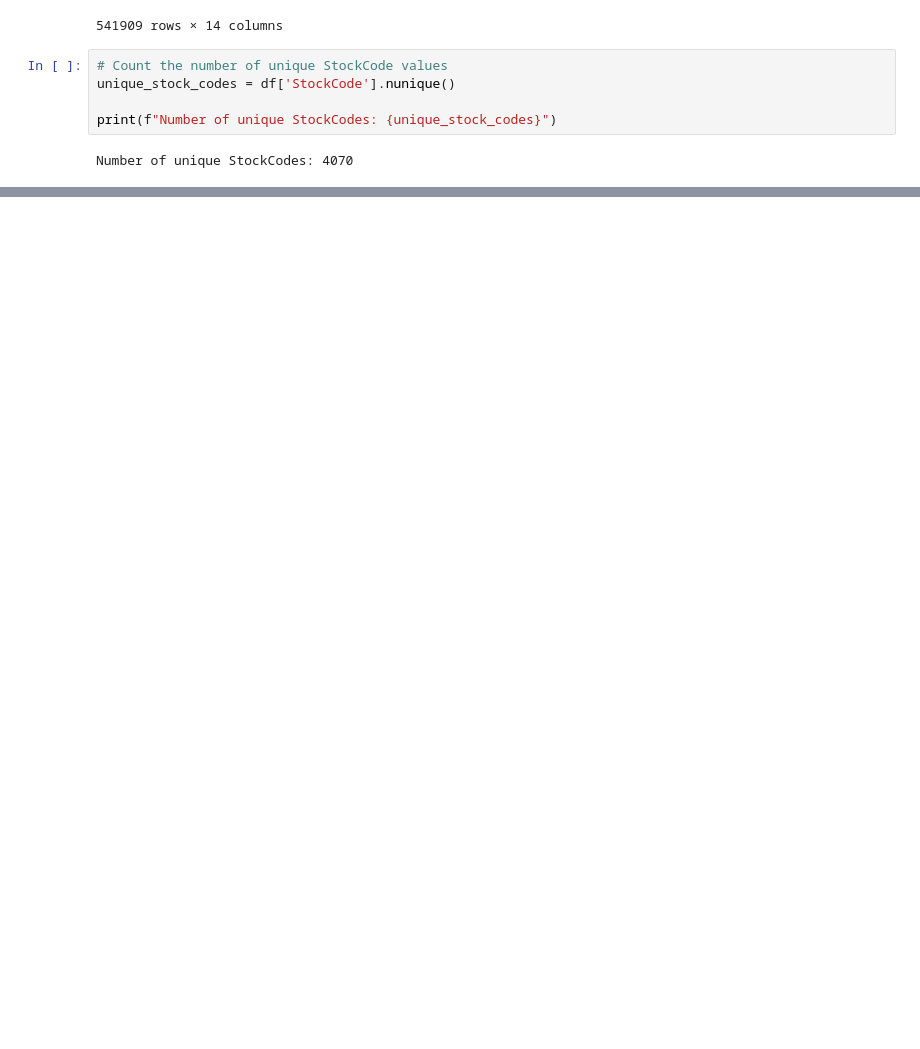
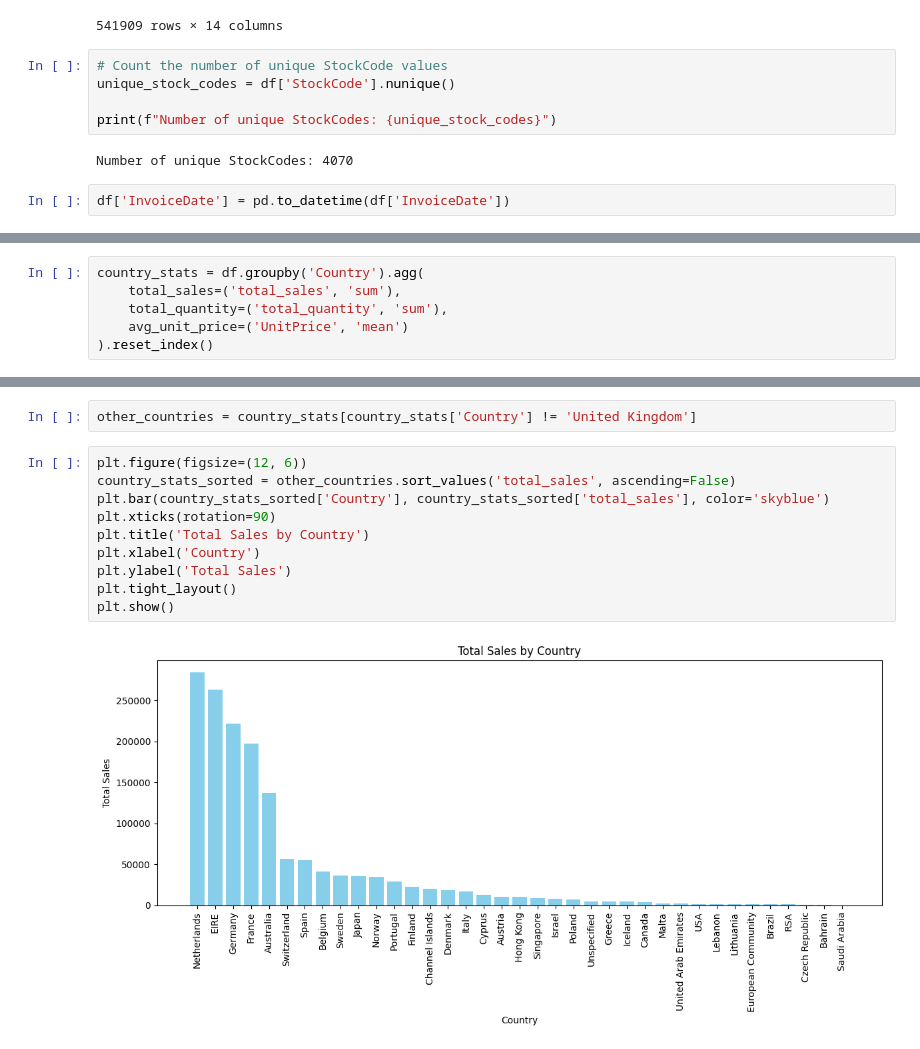
Before and after one commit to AyushNigam-1/Personal-ML-Projects, a Jupyter notebook: index.ipynb, the cells around one changed output, grey strips where cells are left out. Saved outputs shown, nothing was run; the diff lists cells and outputs as text; blank space fills up the shorter version.

```diff
--- a/index.ipynb
+++ b/index.ipynb
@@ -142,3 +161,5 @@ unique_stock_codes = df['StockCode'].nunique()
 print(f"Number of unique StockCodes: {unique_stock_codes}")
 # %% [output]
 Number of unique StockCodes: 4070
+# %%
+df['InvoiceDate'] = pd.to_datetime(df['InvoiceDate'])
@@ -144,0 +225,6 @@ Number of unique StockCodes: 4070
+# %%
+country_stats = df.groupby('Country').agg(
+    total_sales=('total_sales', 'sum'),
+    total_quantity=('total_quantity', 'sum'),
+    avg_unit_price=('UnitPrice', 'mean')
+).reset_index()
@@ -144,0 +267,14 @@ Number of unique StockCodes: 4070
+# %%
+other_countries = country_stats[country_stats['Country'] != 'United Kingdom']
+# %%
+plt.figure(figsize=(12, 6))
+country_stats_sorted = other_countries.sort_values('total_sales', ascending=False)
+plt.bar(country_stats_sorted['Country'], country_stats_sorted['total_sales'], color='skyblue')
+plt.xticks(rotation=90)
+plt.title('Total Sales by Country')
+plt.xlabel('Country')
+plt.ylabel('Total Sales')
+plt.tight_layout()
+plt.show()
+# %% [output]
+[figure, added]
```
Also changed, not shown: parts of 15 cells of this notebook.
